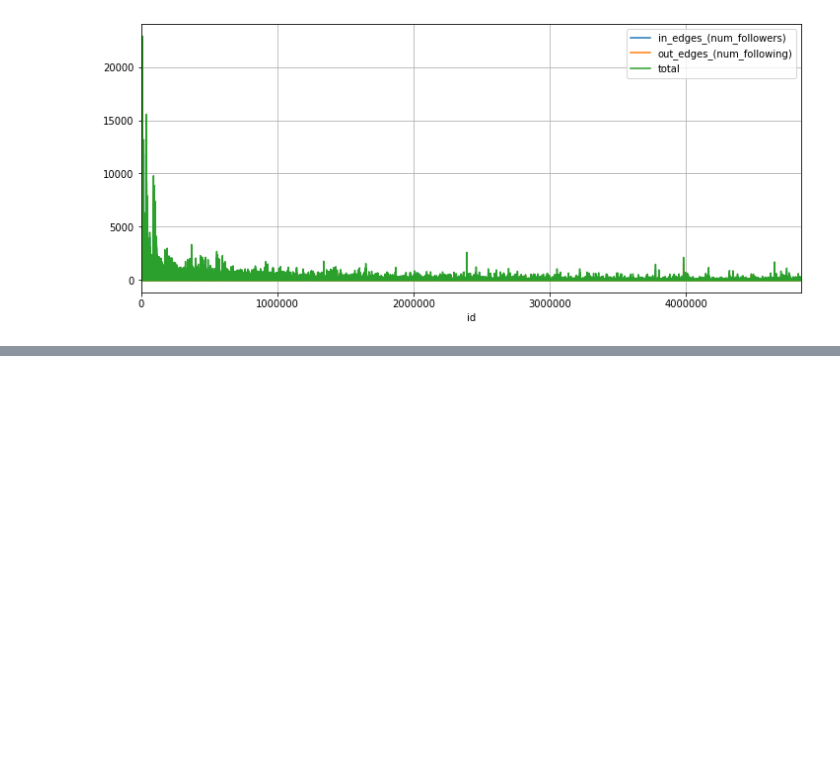
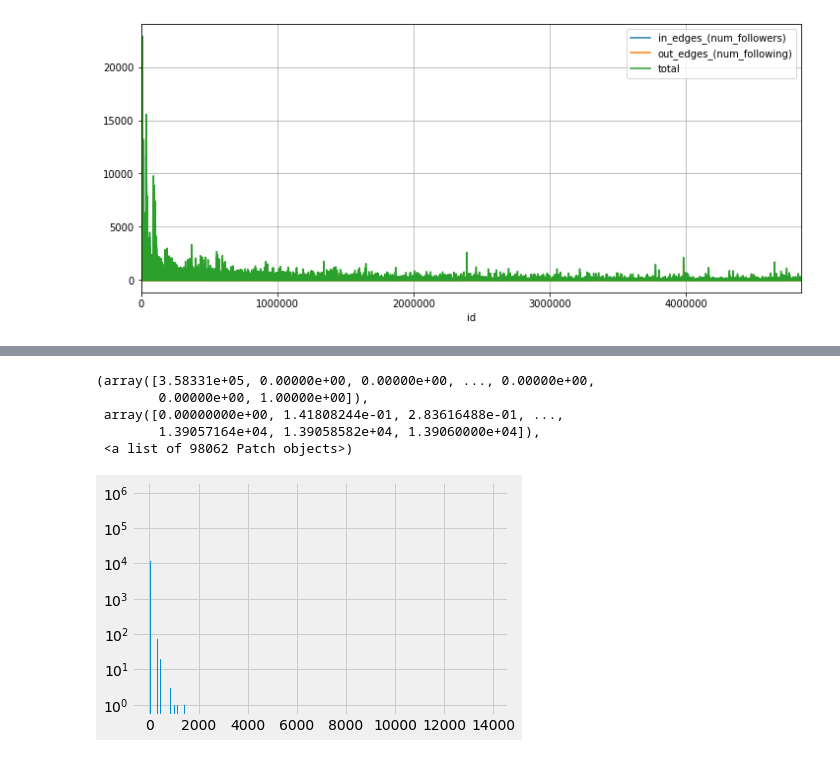
Before and after one commit to masonleon/largescale-spark-graph-analytics, a Jupyter notebook: notebooks/preprocessing_experiments.ipynb, the cells around one changed output, grey strips where cells are left out. Saved outputs shown, nothing was run; the diff lists cells and outputs as text; code cells hidden in the pictures; blank space fills up the shorter version.

Commit message:
distribution chart

```diff
--- a/notebooks/preprocessing_experiments.ipynb
+++ b/notebooks/preprocessing_experiments.ipynb
@@ -133,3 +133,5 @@ df.plot(x='id', figsize=(12,5), grid=True, kind='line')
 # %% [output]
 <matplotlib.axes._subplots.AxesSubplot at 0x...>
 [figure]
+# %%
+plt.style.use('fivethirtyeight')
@@ -135,0 +152,9 @@ df.plot(x='id', figsize=(12,5), grid=True, kind='line')
+# %%
+plt.hist(df['in_edges_(num_followers)'],bins='auto',log=True)
+# %% [output]
+(array([3.58331e+05, 0.00000e+00, 0.00000e+00, ..., 0.00000e+00,
+        0.00000e+00, 1.00000e+00]),
+ array([0.00000000e+00, 1.41808244e-01, 2.83616488e-01, ...,
+        1.39057164e+04, 1.39058582e+04, 1.39060000e+04]),
+ <a list of 98062 Patch objects>)
+[figure, added]
```
Also changed, not shown: parts of 7 cells of this notebook.
